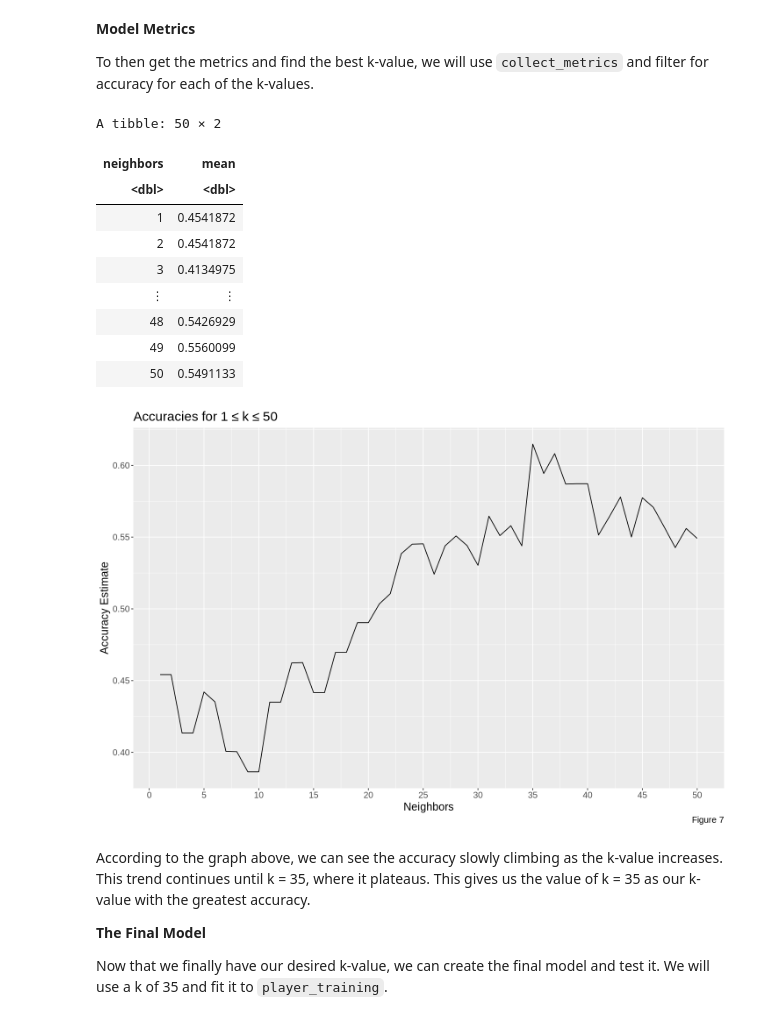
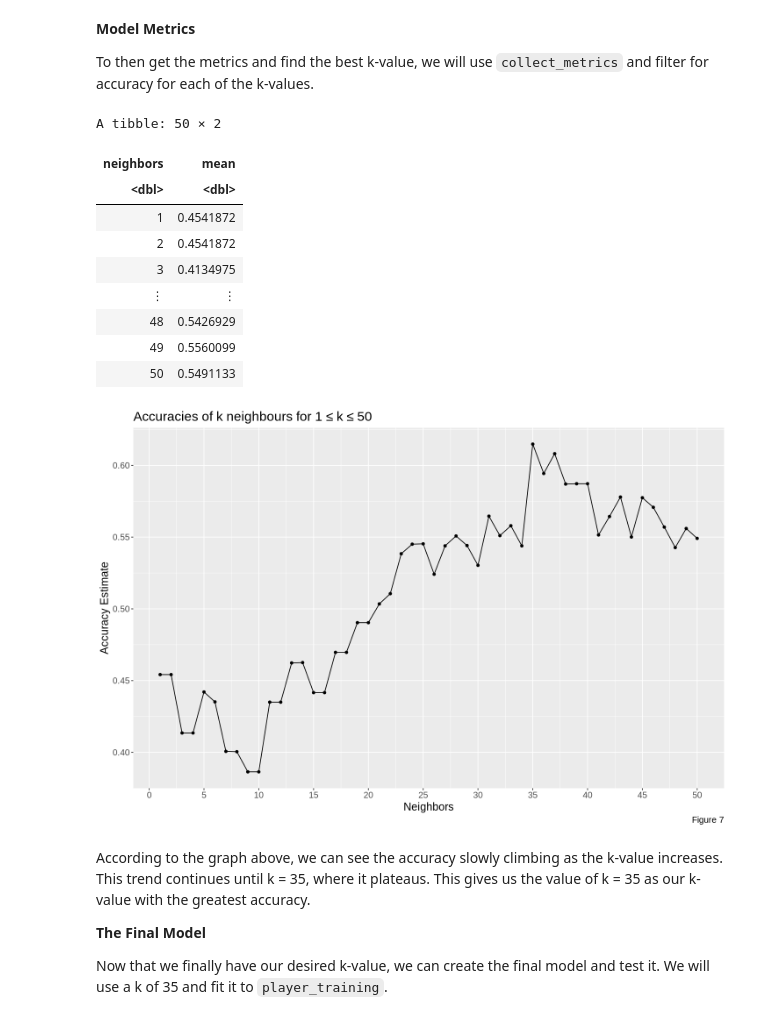
Before and after one commit to calebriggsby/DSCI100FinalProject, a Jupyter notebook: GROUP PROJECT.ipynb, the cells around one changed output. Saved outputs shown, nothing was run; the diff lists cells and outputs as text; code cells hidden in the pictures.

```diff
--- a/GROUP PROJECT.ipynb
+++ b/GROUP PROJECT.ipynb
@@ -262,32 +282,32 @@ To then get the metrics and find the best k-value, we will use ``collect_metrics
 # %%
 player_fit_metrics <- player_fit |>
                       collect_metrics() |>
                       filter(.metric == "accuracy") |>
                       select(neighbors, mean)
 
 player_fit_metrics
 
 accuracy_versus_k <- ggplot(player_fit_metrics, aes(x = neighbors, y = mean))+
-      #geom_point() +
+      geom_point() +
       geom_line() +
-      labs(x = "Neighbors", y = "Accuracy Estimate", title = "Accuracies for 1 ≤ k ≤ 50") +
+      labs(x = "Neighbors", y = "Accuracy Estimate", title = "Accuracies of k neighbours for 1 ≤ k ≤ 50") +
       scale_x_continuous(breaks = seq(0, 50, by = 5)) +
       theme(text = element_text(size = 15)) +
       labs(caption = "Figure 7")
 
 accuracy_versus_k
 # %% [output]
 A tibble: 50 × 2
 | neighbors | mean |
 | <dbl> | <dbl> |
 | 1 | 0.4541872 |
 | 2 | 0.4541872 |
 | 3 | 0.4134975 |
 | ⋮ | ⋮ |
 | 48 | 0.5426929 |
 | 49 | 0.5560099 |
 | 50 | 0.5491133 |
-[figure, old version]
+[figure, new version]
 # %% [markdown]
 According to the graph above, we can see the accuracy slowly climbing as the k-value increases. This trend continues until k = 35, where it plateaus. This gives us the value of k = 35 as our k-value with the greatest accuracy.
 
```
Also changed, not shown: parts of 8 cells of this notebook.
